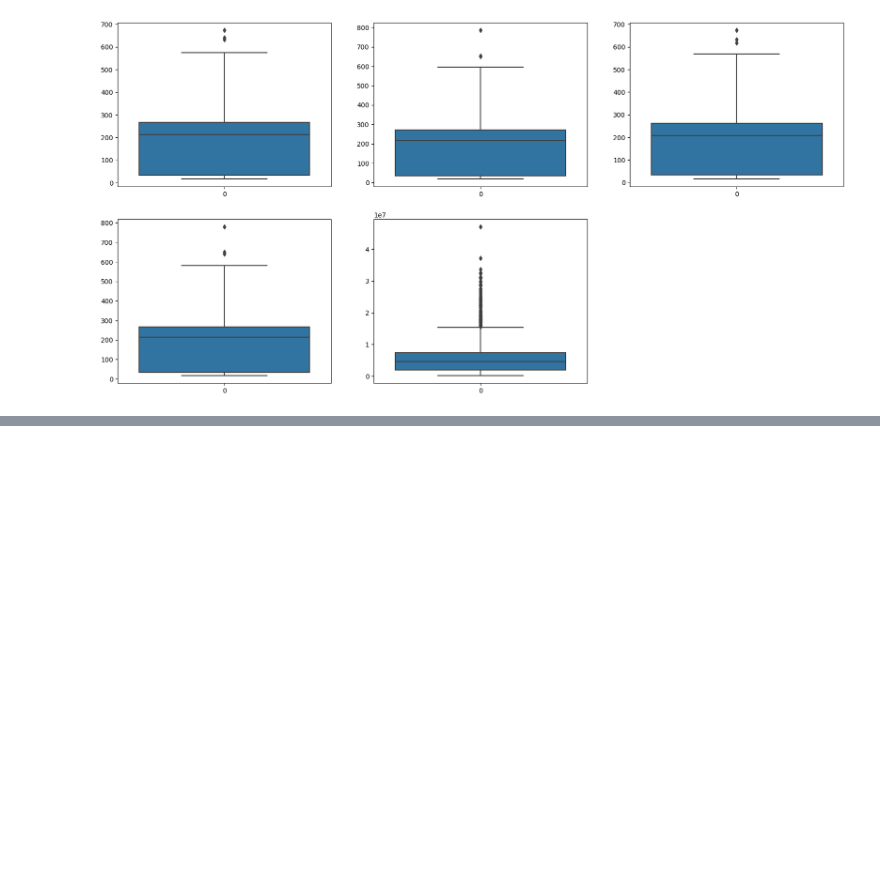
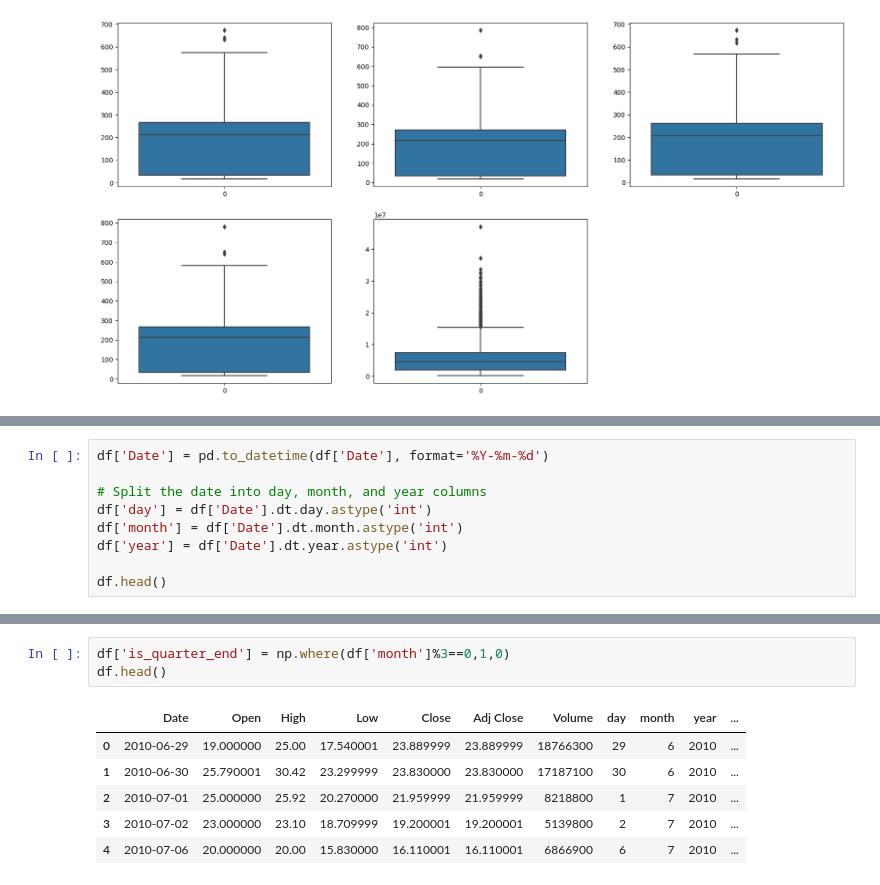
Before and after one commit to saru254/Stock-Price-Prediction, a Jupyter notebook: stock-price-prediction.ipynb, the cells around one changed output, grey strips where cells are left out. Drawn from its saved outputs; the diff is of its cells as text; blank space fills up the shorter version.

```diff
--- a/stock-price-prediction.ipynb
+++ b/stock-price-prediction.ipynb
@@ -115,0 +119,9 @@ plt.show()
+# %%
+df['Date'] = pd.to_datetime(df['Date'], format='%Y-%m-%d')
+
+# Split the date into day, month, and year columns
+df['day'] = df['Date'].dt.day.astype('int')
+df['month'] = df['Date'].dt.month.astype('int')
+df['year'] = df['Date'].dt.year.astype('int')
+
+df.head()
@@ -115,0 +135,10 @@ plt.show()
+# %%
+df['is_quarter_end'] = np.where(df['month']%3==0,1,0)
+df.head()
+# %% [output]
+|  | Date | Open | High | Low | Close | Adj Close | Volume | day | month | year | ... |
+| 0 | 2010-06-29 | 19.000000 | 25.00 | 17.540001 | 23.889999 | 23.889999 | 18766300 | 29 | 6 | 2010 | ... |
+| 1 | 2010-06-30 | 25.790001 | 30.42 | 23.299999 | 23.830000 | 23.830000 | 17187100 | 30 | 6 | 2010 | ... |
+| 2 | 2010-07-01 | 25.000000 | 25.92 | 20.270000 | 21.959999 | 21.959999 | 8218800 | 1 | 7 | 2010 | ... |
+| 3 | 2010-07-02 | 23.000000 | 23.10 | 18.709999 | 19.200001 | 19.200001 | 5139800 | 2 | 7 | 2010 | ... |
+| 4 | 2010-07-06 | 20.000000 | 20.00 | 15.830000 | 16.110001 | 16.110001 | 6866900 | 6 | 7 | 2010 | ... |
```
Also changed, not shown: parts of 2 cells of this notebook.
